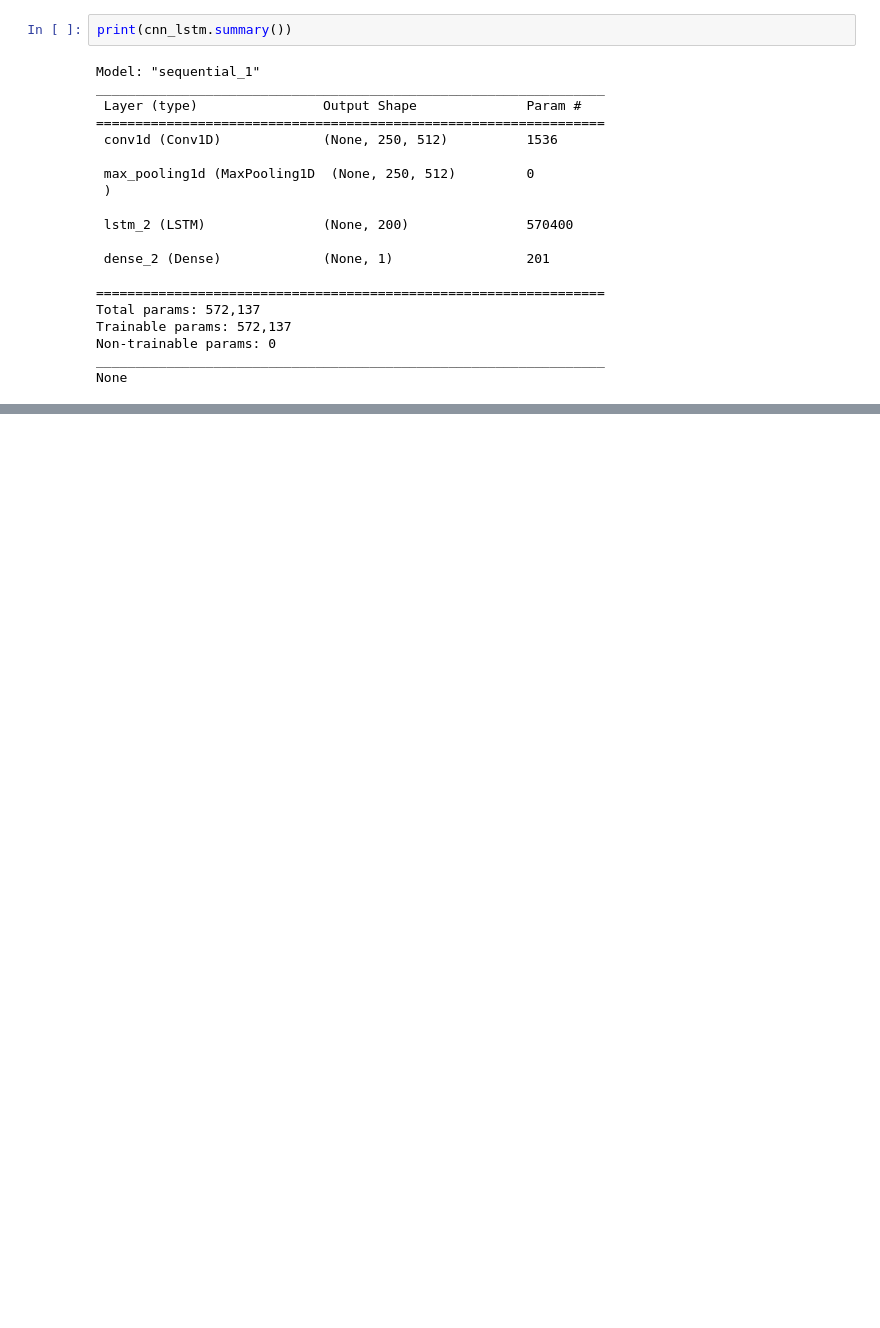
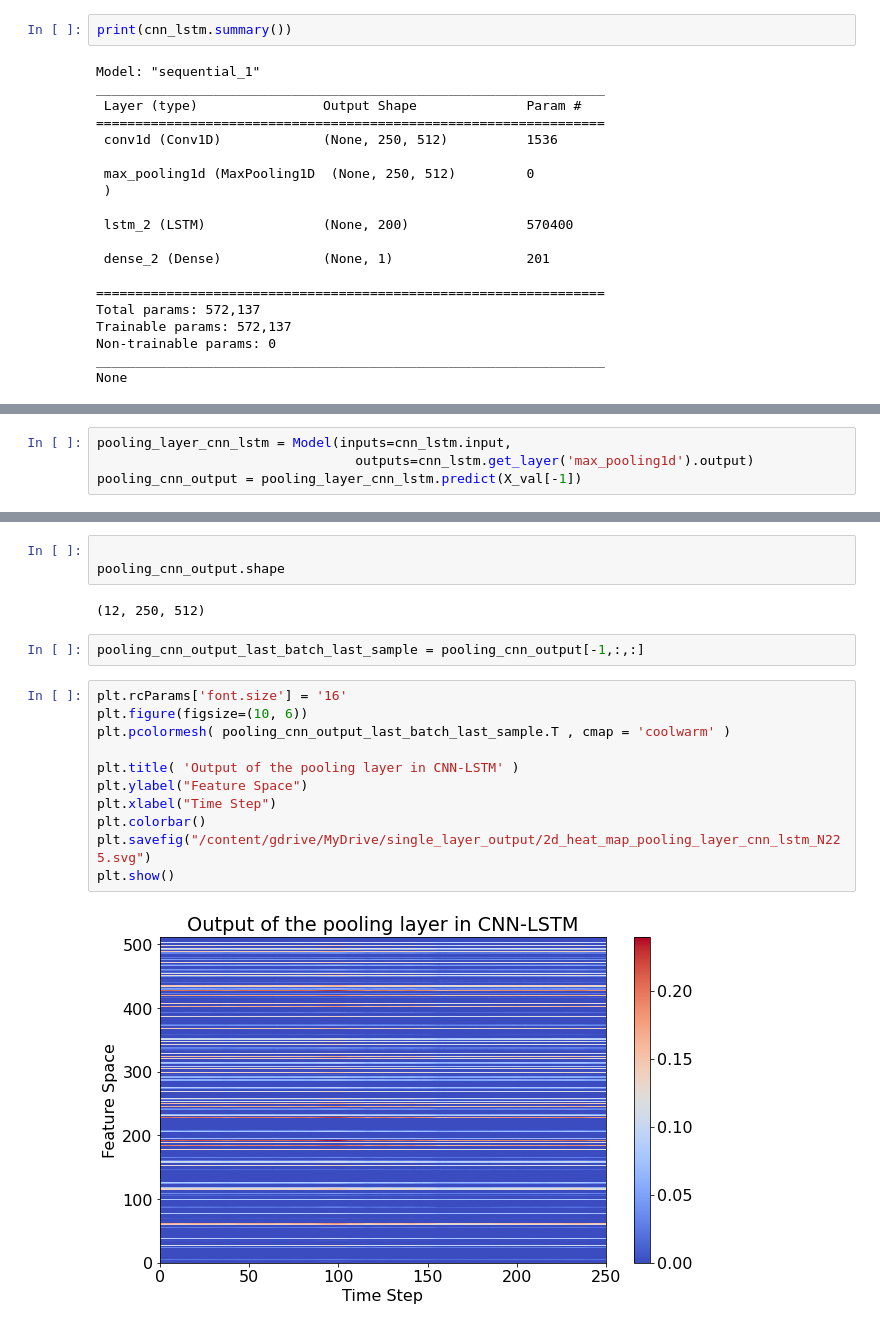
Before and after one commit to Zhang-Cheng-76200/Multistep-forecasting-CapsNet-LSTM, a Jupyter notebook: CapsNet_LSTM_Nikkei225.ipynb, the cells around one changed output, grey strips where cells are left out. Drawn from its saved outputs; the diff is of its cells as text; blank space fills up the shorter version.

```diff
--- a/CapsNet_LSTM_Nikkei225.ipynb
+++ b/CapsNet_LSTM_Nikkei225.ipynb
@@ -671,0 +809,4 @@ print(mape_cnn_lstm)
+# %%
+pooling_layer_cnn_lstm = Model(inputs=cnn_lstm.input,
+                                 outputs=cnn_lstm.get_layer('max_pooling1d').output)
+pooling_cnn_output = pooling_layer_cnn_lstm.predict(X_val[-1])
@@ -671,0 +816,20 @@ print(mape_cnn_lstm)
+# %%
+
+pooling_cnn_output.shape
+# %% [output]
+(12, 250, 512)
+# %%
+pooling_cnn_output_last_batch_last_sample = pooling_cnn_output[-1,:,:]
+# %%
+plt.rcParams['font.size'] = '16'
+plt.figure(figsize=(10, 6))
+plt.pcolormesh( pooling_cnn_output_last_batch_last_sample.T , cmap = 'coolwarm' )
+
+plt.title( 'Output of the pooling layer in CNN-LSTM' )
+plt.ylabel("Feature Space")
+plt.xlabel("Time Step")
+plt.colorbar()
+plt.savefig("/content/gdrive/MyDrive/single_layer_output/2d_heat_map_pooling_layer_cnn_lstm_N225.svg")
+plt.show()
+# %% [output]
+[figure, added]
```
Also changed, not shown: parts of 45 cells of this notebook.
